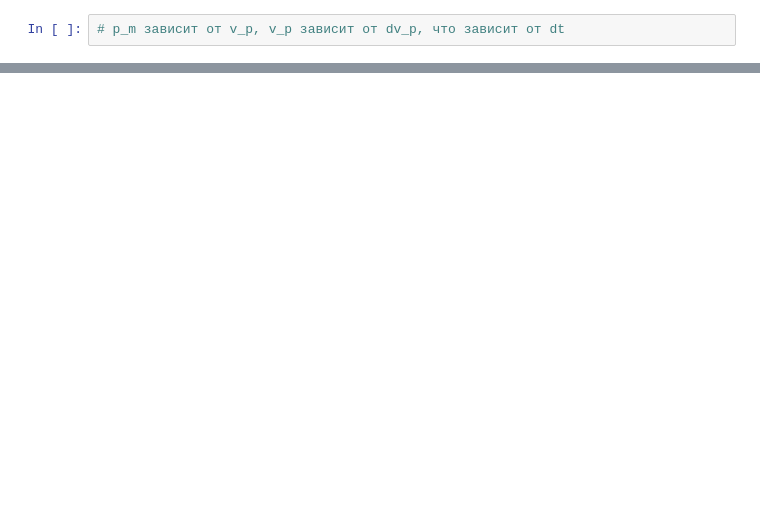
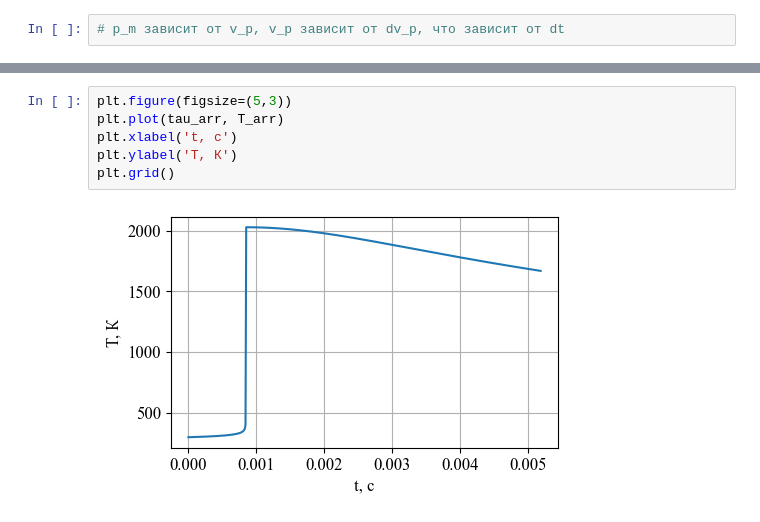
Before and after one commit to SamoilovSD/new_ballistic, a Jupyter notebook: new_ballistic_system.ipynb, the cells around one changed output, grey strips where cells are left out. Saved outputs shown, nothing was run; the diff lists cells and outputs as text; blank space fills up the shorter version.

```diff
--- a/new_ballistic_system.ipynb
+++ b/new_ballistic_system.ipynb
@@ -313,0 +363,8 @@ plt.grid()
+# %%
+plt.figure(figsize=(5,3))
+plt.plot(tau_arr, T_arr)
+plt.xlabel('t, с')
+plt.ylabel('T, К')
+plt.grid()
+# %% [output]
+[figure, added]
```
Also changed, not shown: parts of 15 cells of this notebook.
